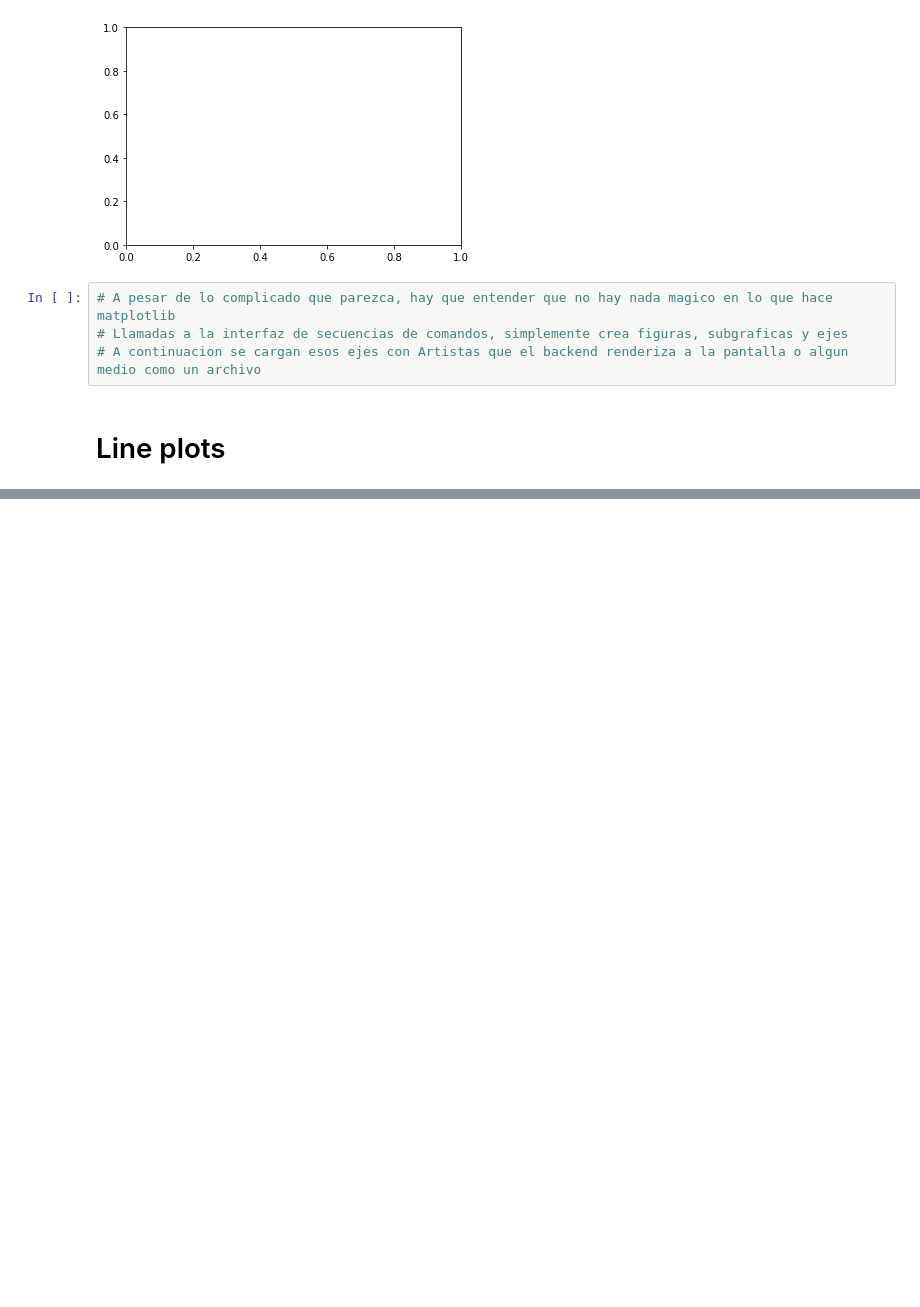
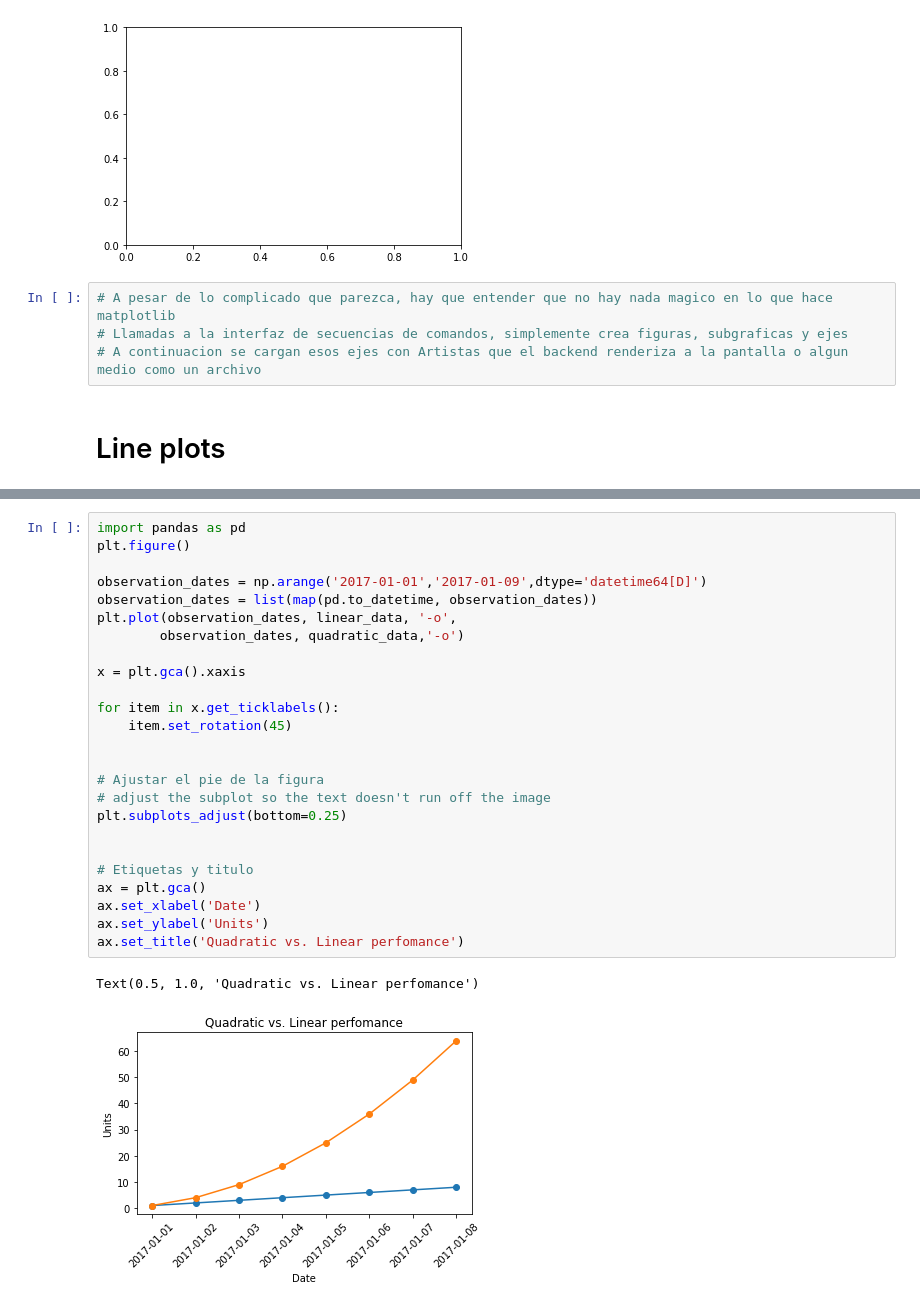
Before and after one commit to jmelendezgeo/Apuntes-Data-Science, a Jupyter notebook: Applied Data Science with Python - Coursera Specialization /Applied Plotting, charting and data representation/Week2.ipynb, the cells around one changed output, grey strips where cells are left out. Cells and saved outputs as stored; diff of their text form; blank space fills up the shorter version.

```diff
--- a/Applied Data Science with Python - Coursera Specialization /Applied Plotting, charting and data representation/Week2.ipynb
+++ b/Applied Data Science with Python - Coursera Specialization /Applied Plotting, charting and data representation/Week2.ipynb
@@ -400,0 +466,28 @@ plt.gca().fill_between(range(len(linear_data)),
+# %%
+import pandas as pd
+plt.figure()
+
+observation_dates = np.arange('2017-01-01','2017-01-09',dtype='datetime64[D]')
+observation_dates = list(map(pd.to_datetime, observation_dates))
+plt.plot(observation_dates, linear_data, '-o',
+        observation_dates, quadratic_data,'-o')
+
+x = plt.gca().xaxis
+
+for item in x.get_ticklabels():
+    item.set_rotation(45)
+
+
+# Ajustar el pie de la figura
+# adjust the subplot so the text doesn't run off the image
+plt.subplots_adjust(bottom=0.25)
+
+
+# Etiquetas y titulo
+ax = plt.gca()
+ax.set_xlabel('Date')
+ax.set_ylabel('Units')
+ax.set_title('Quadratic vs. Linear perfomance')
+# %% [output]
+Text(0.5, 1.0, 'Quadratic vs. Linear perfomance')
+[figure, added]
```
Also changed, not shown: parts of 25 cells of this notebook.
